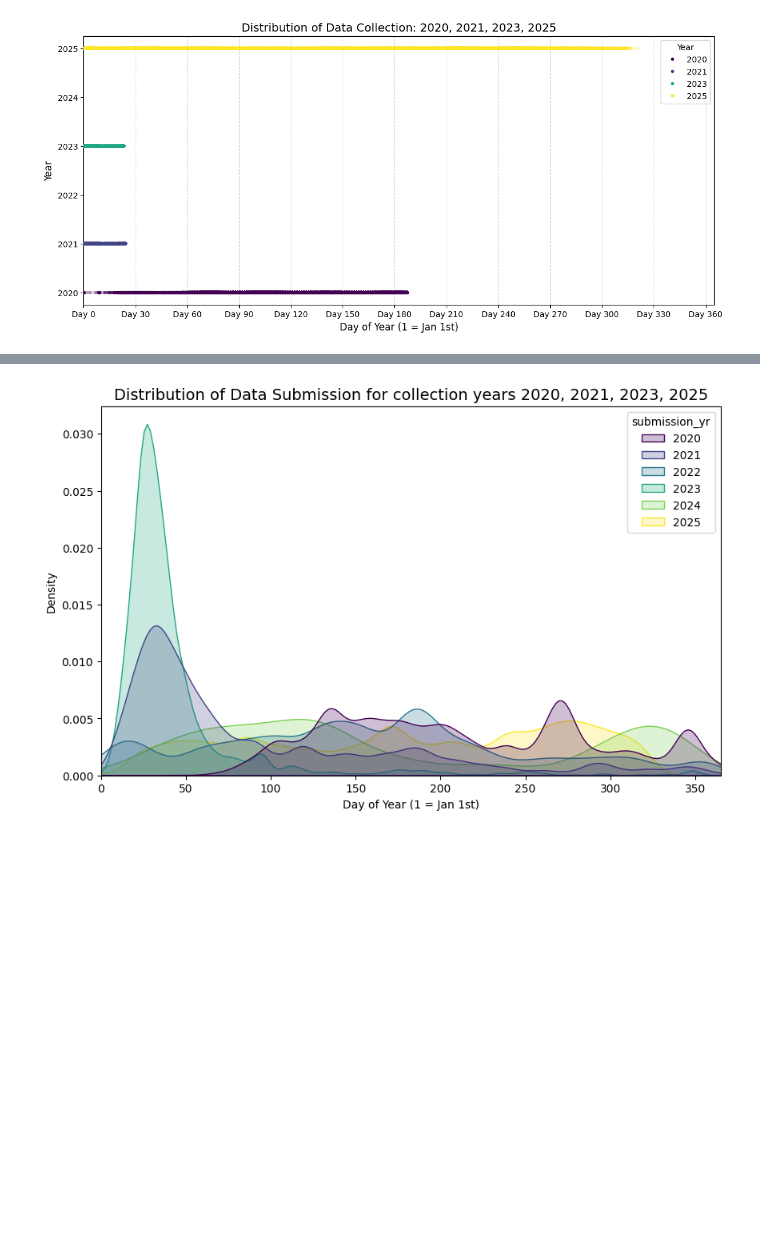
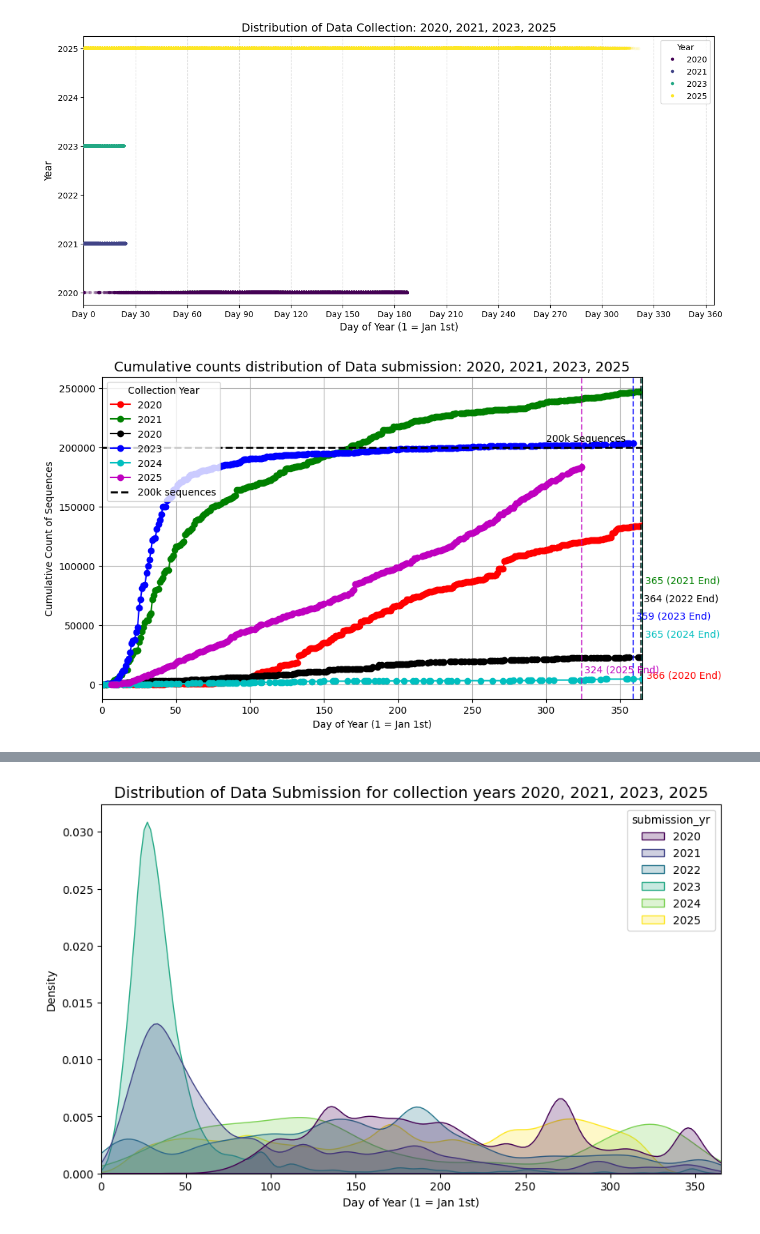
Before and after one commit to ASudu/EpiCoV_Summer25, a Jupyter notebook: src/compare_years.ipynb, the cells around one changed output, grey strips where cells are left out. Saved outputs shown, nothing was run; the diff lists cells and outputs as text; code cells hidden in the pictures; blank space fills up the shorter version.

```diff
--- a/src/compare_years.ipynb
+++ b/src/compare_years.ipynb
@@ -131,3 +244,54 @@ if legend:
 plt.show()
 # %% [output]
 [figure]
+# %%
+def get_submission_yr(df, year=2020):
+    df_sub = df[df['submission_yr'] == year]
+    return get_abs_cumm_counts(df_sub, 'submission_doy', 'submission_yr')
+# %%
+sub_20 = get_submission_yr(df1, 2020)
+sub_21 = get_submission_yr(df1, 2021)
+sub_22 = get_submission_yr(df1, 2022)
+sub_23 = get_submission_yr(df1, 2023)
+sub_24 = get_submission_yr(df1, 2024)
+sub_25 = get_submission_yr(df1, 2025)
+# %%
+# 3. Plotting
+plt.figure(figsize=(10, 6))
+
+# Option A: Density Plot (The "Spike" vs "Hill")
+# 'common_norm=False' allows each year to be normalized to its own volume,
+# showing the shape clearly regardless of total count differences.
+# sns.catplot(data=coll_df, x='collection_doy', y='cumm_count', hue='collection_yr', palette='viridis', kind='bar', height=6, aspect=1.5)
+plt.plot(sub_20['submission_doy'], sub_20['cumm_count'], color='r', marker='o', label='2020')
+plt.axvline(sub_20['submission_doy'].max() , color='r', alpha=0.7, linewidth=1.5, linestyle='--')
+plt.plot(sub_21['submission_doy'], sub_21['cumm_count'], color='g', marker='o', label='2021')
+plt.axvline(sub_21['submission_doy'].max() , color='g', alpha=0.7, linewidth=1.5, linestyle='--')
+plt.plot(sub_22['submission_doy'], sub_22['cumm_count'], color='k', marker='o', label='2020')
+plt.axvline(sub_22['submission_doy'].max() , color='k', alpha=0.7, linewidth=1.5, linestyle='--')
+plt.plot(sub_23['submission_doy'], sub_23['cumm_count'], color='b', marker='o', label='2023')
+plt.axvline(sub_23['submission_doy'].max() , color='b', alpha=0.7, linewidth=1.5, linestyle='--')
+plt.plot(sub_24['submission_doy'], sub_24['cumm_count'], color='c', marker='o', label='2024')
+plt.axvline(sub_24['submission_doy'].max() , color='c', alpha=0.7, linewidth=1.5, linestyle='--')
+plt.plot(sub_25['submission_doy'], sub_25['cumm_count'], color='m', marker='o', label='2025')
+plt.axvline(sub_25['submission_doy'].max() , color='m', alpha=0.7, linewidth=1.5, linestyle='--')
+plt.axhline(2e5 , color='black', linewidth=2, linestyle='--', label='200k sequences')
+plt.legend(title='Collection Year')
+
+# Annotate vlines and hline
+plt.text(sub_20['submission_doy'].max()+2, 5000, f'{sub_20["submission_doy"].max()} (2020 End)', color='r')
+plt.text(sub_21['submission_doy'].max()+2, 85000, f'{sub_21["submission_doy"].max()} (2021 End)', color='g')
+plt.text(sub_22['submission_doy'].max()+2, 70000, f'{sub_22["submission_doy"].max()} (2022 End)', color='k')
+plt.text(sub_23['submission_doy'].max()+2, 55000, f'{sub_23["submission_doy"].max()} (2023 End)', color='b')
+plt.text(sub_24['submission_doy'].max()+2, 40000, f'{sub_24["submission_doy"].max()} (2024 End)', color='c')
+plt.text(sub_25['submission_doy'].max()+2, 10000, f'{sub_25["submission_doy"].max()} (2025 End)', color='m')
+plt.text(300, 2e5 + 5000, '200k Sequences', color='black')
+
+plt.title("Cumulative counts distribution of Data submission: 2020, 2021, 2023, 2025", fontsize=14)
+plt.xlabel("Day of Year (1 = Jan 1st)")
+plt.ylabel("Cumulative Count of Sequences")
+plt.xlim(0, 365) # Lock to a full year view
+plt.grid(True)
+plt.show()
+# %% [output]
+[figure, added]
```
Also changed, not shown: parts of 23 cells of this notebook, 15 other files.
